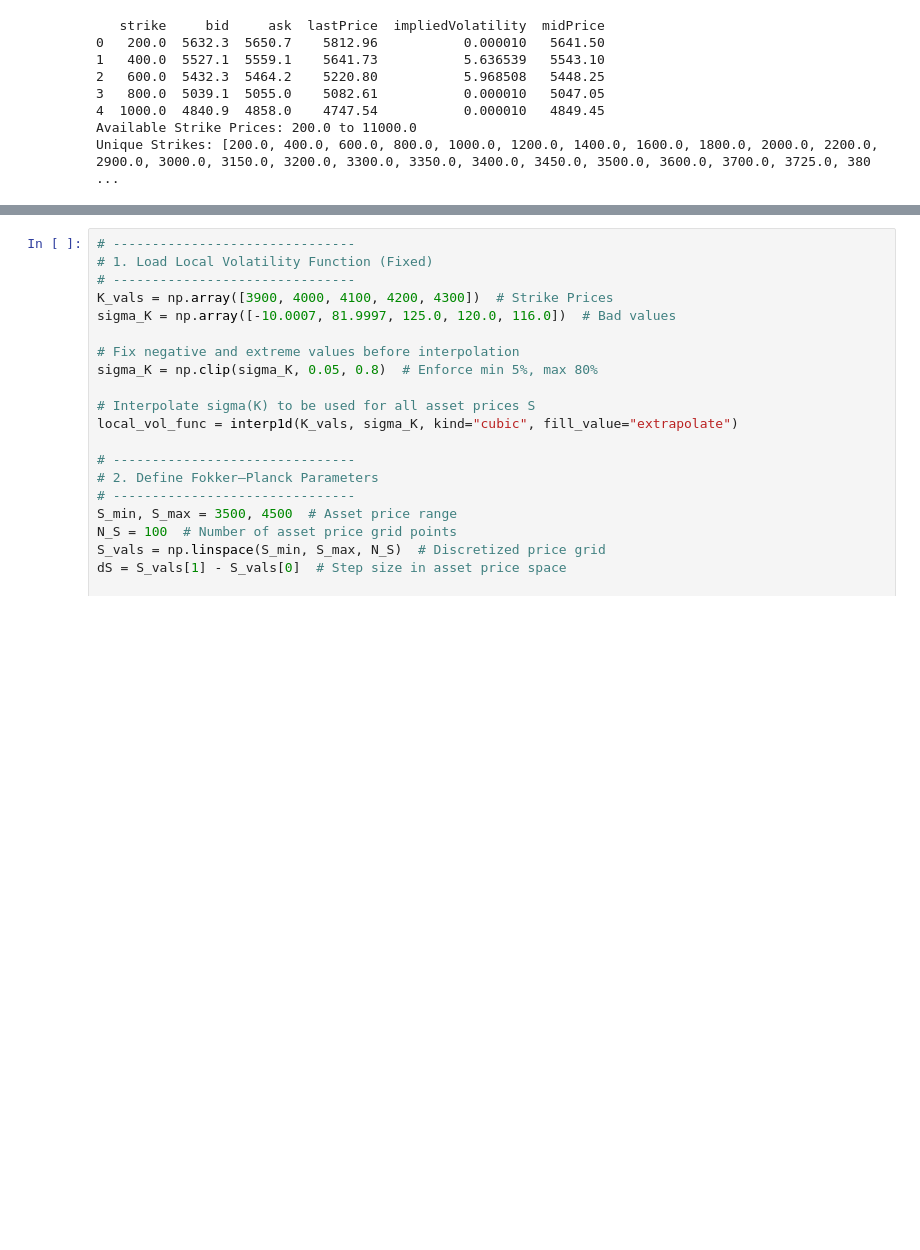
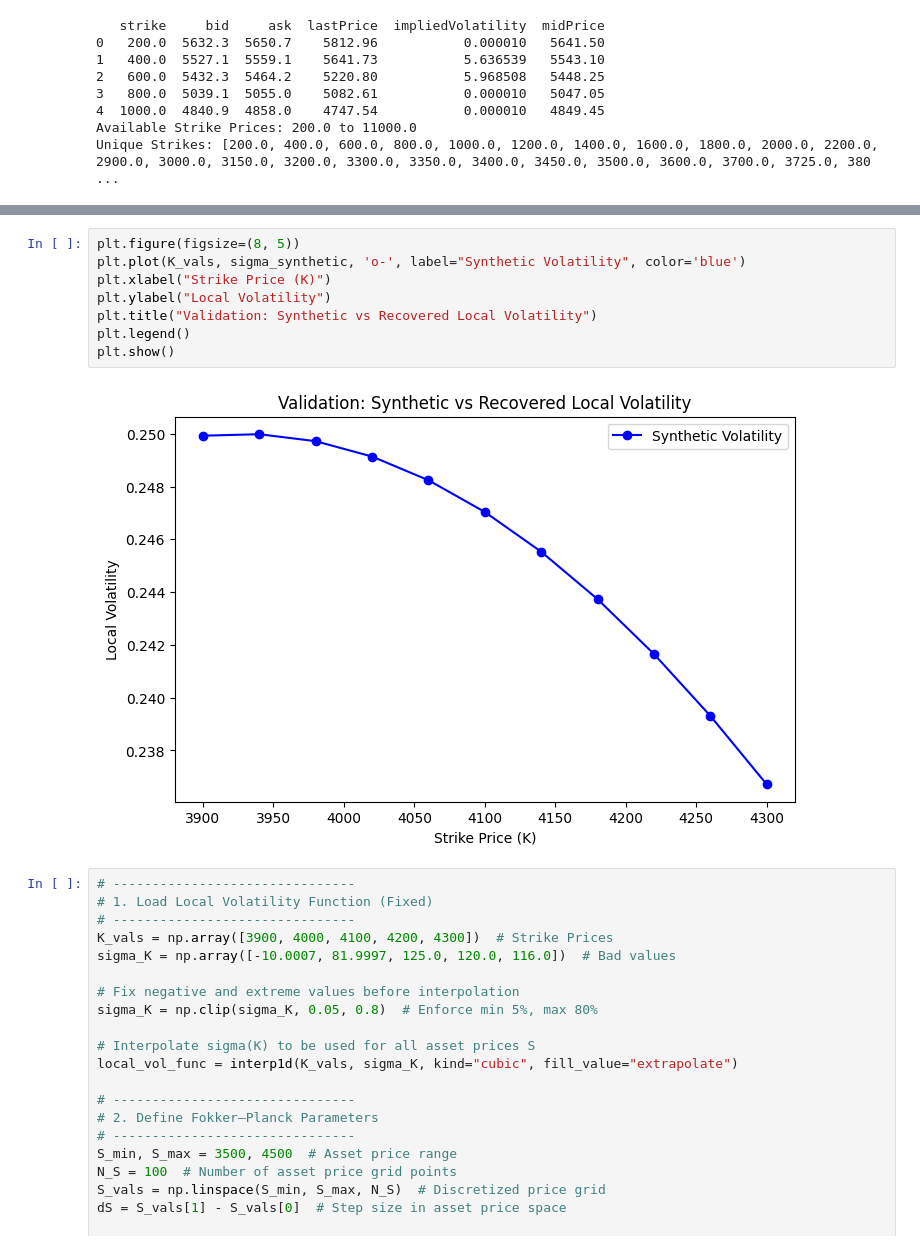
Before and after one commit to Sciotaku/MATH86FinalProj, a Jupyter notebook: inversemethod.ipynb, the cells around one changed output, grey strips where cells are left out. Saved outputs shown, nothing was run; the diff lists cells and outputs as text; blank space fills up the shorter version.

```diff
--- a/inversemethod.ipynb
+++ b/inversemethod.ipynb
@@ -591,3 +655,13 @@ K grid: [3900. 4000. 4100. 4200. 4300.] h= 100.0
+# %%
+plt.figure(figsize=(8, 5))
+plt.plot(K_vals, sigma_synthetic, 'o-', label="Synthetic Volatility", color='blue')
+plt.xlabel("Strike Price (K)")
+plt.ylabel("Local Volatility")
+plt.title("Validation: Synthetic vs Recovered Local Volatility")
+plt.legend()
+plt.show()
+# %% [output]
+[figure, added]
 # %%
 # -------------------------------
 # 1. Load Local Volatility Function (Fixed)
```
Also changed, not shown: parts of 3 cells of this notebook, 5 other files.
